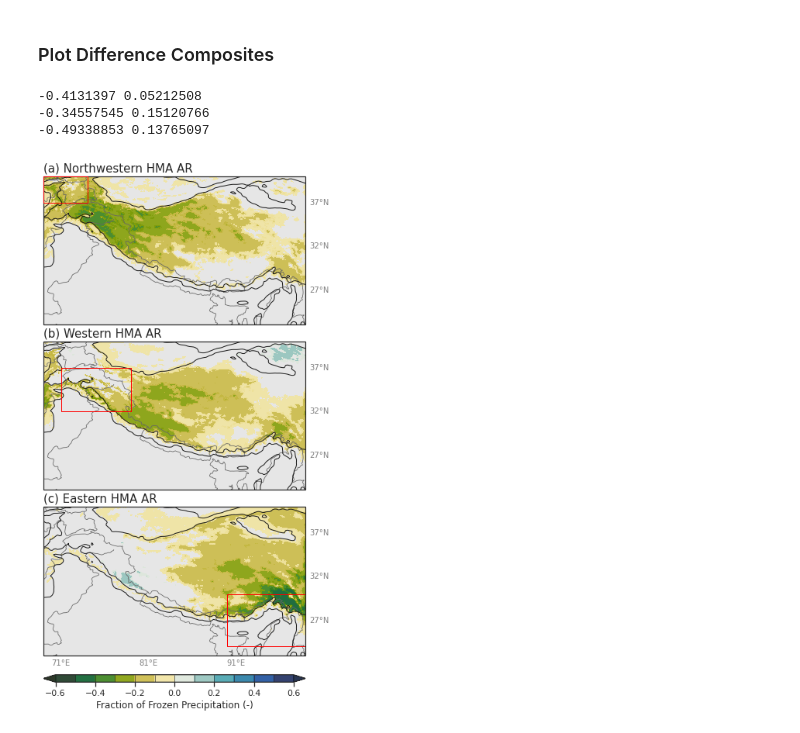
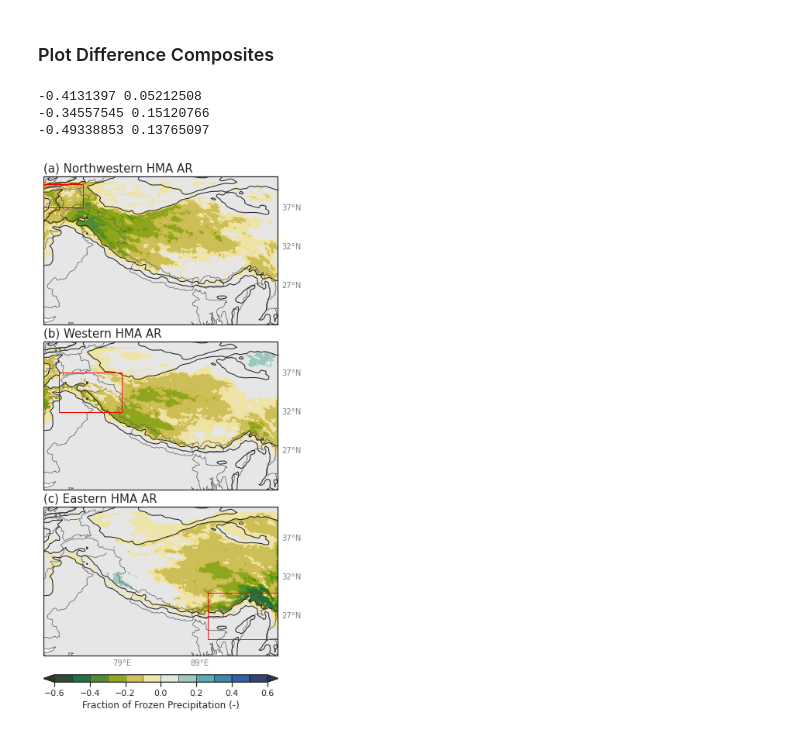
Before and after one commit to dlnash/HMA_AR_freezing_level, a Jupyter notebook: analysis/fig04_freezing_composites.ipynb, the cells around one changed output. Cells and saved outputs as stored; diff of their text form; code cells hidden in the pictures.

Commit message:
make HMA subregions consistent across figs

```diff
--- a/analysis/fig04_freezing_composites.ipynb
+++ b/analysis/fig04_freezing_composites.ipynb
@@ -45,12 +46,8 @@ path_to_out  = '../out/'       # output files (numerical results, intermediate d
 path_to_figs = '../figs/'      # figures
 # %%
 # subregion info for ar type precip anomalies
-ext1 = [69, 74, 37, 40] # Northwestern precip anomalies
-ext2 = [71, 79, 32, 37] # Western precip anomalies
-ext3 = [90, 99, 24, 30] # Eastern precip anomalies
-ext4 = [78, 88, 26, 30] # Central Himalaya region
-domains = [ext1, ext2, ext3, ext4]
-region_name = ['NW', 'W', 'E', 'C']
+domains = [HMA_subregions['Northwestern'], HMA_subregions['Western'], HMA_subregions['Eastern']]
+region_name = ['NW', 'W', 'E']
 
 # domain extent info
 # [xmin, ymin]
@@ -240,11 +237,12 @@ datacrs = ccrs.PlateCarree()   # data/source
 mapcrs = ccrs.PlateCarree()    # map/destination
 
 # plot extents
-ext1 = [61, 113, 17, 56] # outer domain 6.7 km WRF
-ext2 = [69, 99, 23, 40] # inner domain 6.7 km WRF
+lonmin = 69.
+lonmax = 99.
+latmin = 23.
+latmax = 40.
 
 # Set tick/grid locations
-lonmin, lonmax, latmin, latmax = ext1
 dx = np.arange(lonmin,lonmax+10,10)
 dy = np.arange(latmin,latmax+5,5)
 
@@ -281,7 +279,7 @@ for k, ax in enumerate(axgr):
     # lat/lon arrays
     lats = data.lat.values
     lons = data.lon.values
-    ax = draw_basemap(ax, extent=ext2, xticks=dx, yticks=dy,
+    ax = draw_basemap(ax, extent=[lonmin,lonmax,latmin,latmax], xticks=dx, yticks=dy,
                       left_lats=False, right_lats=True, bottom_lons=share_bottom[k])
 
     # Contour Filled
@@ -296,31 +294,31 @@ for k, ax in enumerate(axgr):
 
     # Contour Lines (terrain)
     clevs=np.array([1000, 3000])
     cs = ax.contour(ter.XLONG, ter.XLAT, ter.values, clevs, colors='k', linewidths=1.0,
                     linestyles='solid', transform=datacrs)
 
 
     # subtitles
     ax.set_title(plt_lbl[k], loc='left',fontsize=15)
 
     # add subregions
     m = sr_idx[k]
     add_subregion_boxes(ax=ax, subregion_xy=[sr_xy[m]], width=[sr_width[m]],
                         height=[sr_height[m]], ecolor='red', datacrs=datacrs)
 
 
 
 # Colorbar (single)
 cb = fig.colorbar(cf, axgr.cbar_axes[0], orientation='horizontal', drawedges=True)
 cb.set_label('Fraction of Frozen Precipitation (-)')
 
 # Save figure
 plt.savefig(filepath, dpi=300, bbox_inches='tight')
 
 # Show
 plt.show()
 # %% [output]
 -0.4131397 0.05212508
 -0.34557545 0.15120766
 -0.49338853 0.13765097
-[figure, old version]
+[figure, new version]
```
Also changed, not shown: parts of 5 cells of this notebook, 11 other files.
